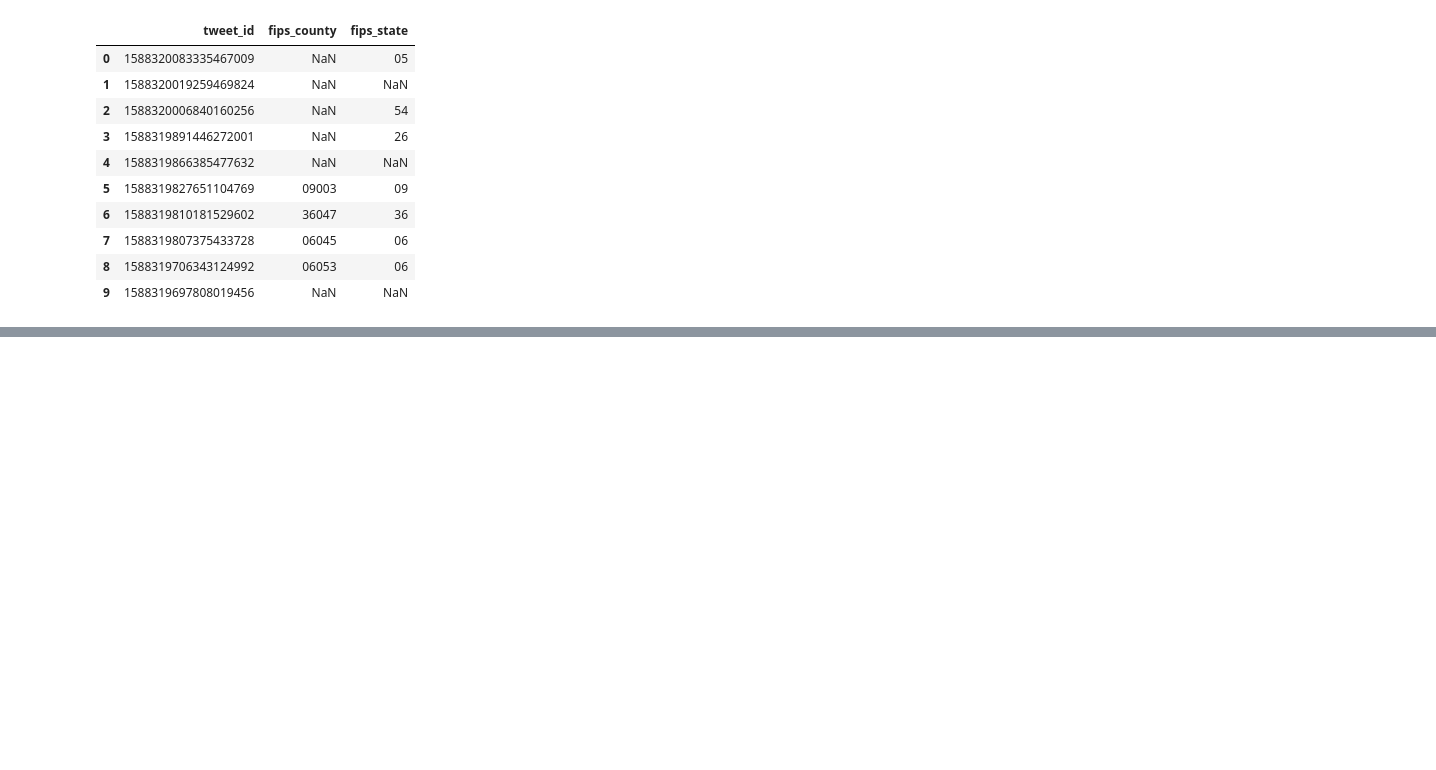
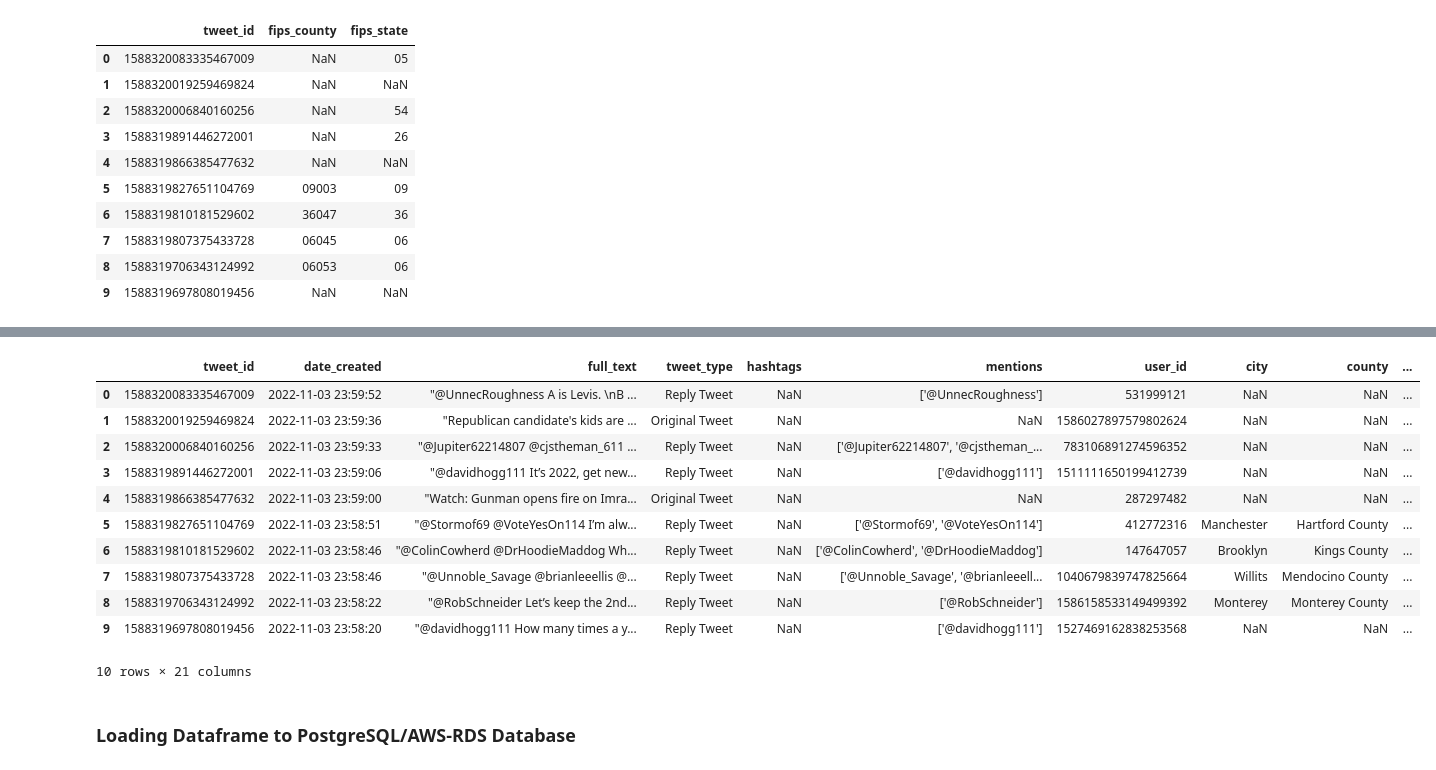
Before and after one commit to mrmarken/sentiment_analysis_fproject, a Jupyter notebook: src/sql_database_connection.ipynb, the cells around one changed output, grey strips where cells are left out. Drawn from its saved outputs; the diff is of its cells as text; code cells hidden in the pictures; blank space fills up the shorter version.

```diff
--- a/src/sql_database_connection.ipynb
+++ b/src/sql_database_connection.ipynb
@@ -10,0 +9,3 @@ fips_df = pd.read_csv('../res/big_data_tweets.csv', dtype='str')
+# %%
+# Read in CSV with model sentiment predictions
+tweet_df = pd.read_csv('../res/big_data_prediction_ml_model.csv')
@@ -10,0 +22,3 @@ fips_df = pd.read_csv('../res/big_data_tweets.csv', dtype='str')
+# %%
+# Drop unlabeled index column
+tweet_df.drop('Unnamed: 0', axis=1, inplace=True)
@@ -10,0 +46,4 @@ fips_df = pd.read_csv('../res/big_data_tweets.csv', dtype='str')
+# %%
+# Convert tweet_id and user_id columns to string from integer
+tweet_df['tweet_id'] = tweet_df['tweet_id'].astype(str)
+tweet_df['user_id'] = tweet_df['user_id'].astype(str)
@@ -26,0 +118,4 @@ fips_df.head(10)
+# %%
+# Assign corrects fips code value columns to fips code columns in the predicition dataframe.
+tweet_df['fips_county'] = fips_df['fips_county']
+tweet_df['fips_state'] = fips_df['fips_state']
@@ -27 +143,19 @@ fips_df.head(10)
+# %%
+# Confirm dataframe and fips values are corrected visually
+tweet_df.head(10)
+# %% [output]
+|  | tweet_id | date_created | full_text | tweet_type | hashtags | mentions | user_id | city | county | ... |
+| 0 | 1588320083335467009 | 2022-11-03 23:59:52 | "@UnnecRoughness A is Levis. \nB ... | Reply Tweet | NaN | ['@UnnecRoughness'] | 531999121 | NaN | NaN | ... |
+| 1 | 1588320019259469824 | 2022-11-03 23:59:36 | "Republican candidate's kids are ... | Original Tweet | NaN | NaN | 1586027897579802624 | NaN | NaN | ... |
+| 2 | 1588320006840160256 | 2022-11-03 23:59:33 | "@Jupiter62214807 @cjstheman_611 ... | Reply Tweet | NaN | ['@Jupiter62214807', '@cjstheman_... | 783106891274596352 | NaN | NaN | ... |
+| 3 | 1588319891446272001 | 2022-11-03 23:59:06 | "@davidhogg111 It’s 2022, get new... | Reply Tweet | NaN | ['@davidhogg111'] | 1511111650199412739 | NaN | NaN | ... |
+| 4 | 1588319866385477632 | 2022-11-03 23:59:00 | "Watch: Gunman opens fire on Imra... | Original Tweet | NaN | NaN | 287297482 | NaN | NaN | ... |
+| 5 | 1588319827651104769 | 2022-11-03 23:58:51 | "@Stormof69 @VoteYesOn114 I’m alw... | Reply Tweet | NaN | ['@Stormof69', '@VoteYesOn114'] | 412772316 | Manchester | Hartford County | ... |
+| 6 | 1588319810181529602 | 2022-11-03 23:58:46 | "@ColinCowherd @DrHoodieMaddog Wh... | Reply Tweet | NaN | ['@ColinCowherd', '@DrHoodieMaddog'] | 147647057 | Brooklyn | Kings County | ... |
+| 7 | 1588319807375433728 | 2022-11-03 23:58:46 | "@Unnoble_Savage @brianleeellis @... | Reply Tweet | NaN | ['@Unnoble_Savage', '@brianleeell... | 1040679839747825664 | Willits | Mendocino County | ... |
+| 8 | 1588319706343124992 | 2022-11-03 23:58:22 | "@RobSchneider Let’s keep the 2nd... | Reply Tweet | NaN | ['@RobSchneider'] | 1586158533149499392 | Monterey | Monterey County | ... |
+| 9 | 1588319697808019456 | 2022-11-03 23:58:20 | "@davidhogg111 How many times a y... | Reply Tweet | NaN | ['@davidhogg111'] | 1527469162838253568 | NaN | NaN | ... |
+10 rows × 21 columns
+# %% [markdown]
+### Loading Dataframe to PostgreSQL/AWS-RDS Database
 # %%
```
Also changed, not shown: parts of 14 cells of this notebook, 5 other files.
